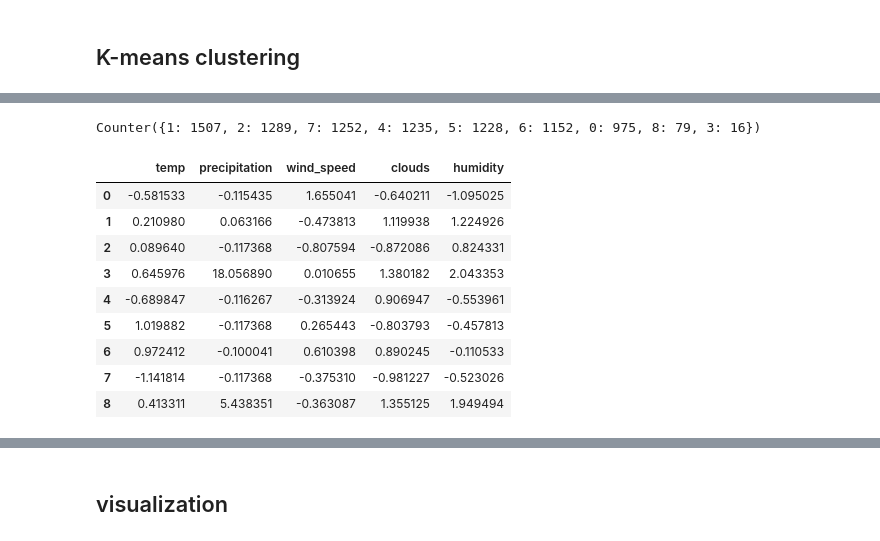
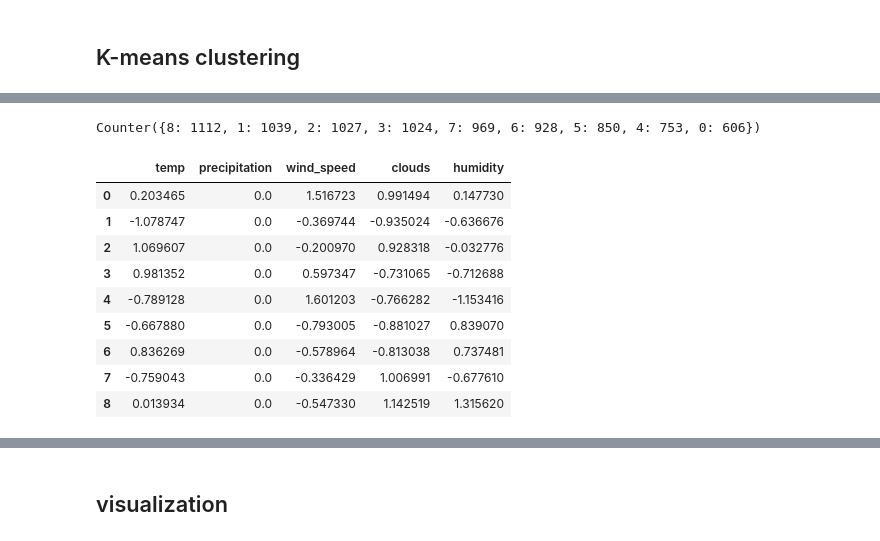
Before and after one commit to chankoo/lookmorning, a Jupyter notebook: api/seoul_weather.ipynb, the cells around one changed output, grey strips where cells are left out. Drawn from its saved outputs; the diff is of its cells as text; code cells hidden in the pictures.

```diff
--- a/api/seoul_weather.ipynb
+++ b/api/seoul_weather.ipynb
@@ -96,0 +118,3 @@ data = raw[['temp','precipitation','wind_speed','clouds','humidity']]
+# %%
+data0 = raw[raw.is_rain==0][col_selected].reset_index(drop=True)
+data1 = raw[raw.is_rain==1][col_selected].reset_index(drop=True)
@@ -97,5 +127,6 @@ data = raw[['temp','precipitation','wind_speed','clouds','humidity']]
 # %%
 scaler = StandardScaler()
-X = scaler.fit_transform(data)
+X0 = scaler.fit_transform(data0)
+X1 = scaler.fit_transform(data1)
 # %%
 # WSS plot
@@ -119,9 +147,9 @@ Text(0,0.5,'Distortion')
 # %%
-#silhouette_score도 찍어본다
-for k in range(2,10):
-    km = KMeans(n_clusters = k,
-               init='k-means++',
-               n_init = 100,
-               max_iter = 300,
-               random_state=0).fit(X)
-    print("score for %d clusters:%.3f" % (k, silhouette_score(X, km.labels_)))
+# #silhouette_score도 찍어본다
+# for k in range(2,10):
+#     km = KMeans(n_clusters = k,
+#                init='k-means++',
+#                n_init = 100,
+#                max_iter = 300,
+#                random_state=0).fit(X)
+#     print("score for %d clusters:%.3f" % (k, silhouette_score(X, km.labels_)))
@@ -137,5 +156,8 @@ score for 9 clusters:0.245
 # %%
-def clustering(k, X):
+def clustering(k, data, col_selected,show_data=False):
+    scaler = StandardScaler()
+    X = scaler.fit_transform(data)
+
     km = KMeans(n_clusters=k
                 ,init='k-means++'
                ,n_init = 100
@@ -144,4 +166,8 @@ def clustering(k, X):
                ).fit(X)
     y = km.predict(X)
     km_center = km.cluster_centers_
-    return pd.DataFrame(data=km_center,columns=data.columns), y, Counter(y)
+
+    if show_data:
+        return pd.concat([data.assign(cluster=y), raw.datetime.reset_index(drop=True)], axis=1)
+
+    return pd.DataFrame(data=km_center,columns=col_selected), y, Counter(y)
@@ -148,17 +202,17 @@ def clustering(k, X):
 # %%
-centroid, cluster, cluster_count = clustering(9, X)
+centroid, cluster, cluster_count = clustering(9, X0, col_selected)
 print(cluster_count)
 centroid
 # %% [output]
-Counter({1: 1507, 2: 1289, 7: 1252, 4: 1235, 5: 1228, 6: 1152, 0: 975, 8: 79, 3: 16})
+Counter({8: 1112, 1: 1039, 2: 1027, 3: 1024, 7: 969, 6: 928, 5: 850, 4: 753, 0: 606})
 |  | temp | precipitation | wind_speed | clouds | humidity |
-| 0 | -0.581533 | -0.115435 | 1.655041 | -0.640211 | -1.095025 |
-| 1 | 0.210980 | 0.063166 | -0.473813 | 1.119938 | 1.224926 |
-| 2 | 0.089640 | -0.117368 | -0.807594 | -0.872086 | 0.824331 |
-| 3 | 0.645976 | 18.056890 | 0.010655 | 1.380182 | 2.043353 |
-| 4 | -0.689847 | -0.116267 | -0.313924 | 0.906947 | -0.553961 |
-| 5 | 1.019882 | -0.117368 | 0.265443 | -0.803793 | -0.457813 |
-| 6 | 0.972412 | -0.100041 | 0.610398 | 0.890245 | -0.110533 |
-| 7 | -1.141814 | -0.117368 | -0.375310 | -0.981227 | -0.523026 |
-| 8 | 0.413311 | 5.438351 | -0.363087 | 1.355125 | 1.949494 |
+| 0 | 0.203465 | 0.0 | 1.516723 | 0.991494 | 0.147730 |
+| 1 | -1.078747 | 0.0 | -0.369744 | -0.935024 | -0.636676 |
+| 2 | 1.069607 | 0.0 | -0.200970 | 0.928318 | -0.032776 |
+| 3 | 0.981352 | 0.0 | 0.597347 | -0.731065 | -0.712688 |
+| 4 | -0.789128 | 0.0 | 1.601203 | -0.766282 | -1.153416 |
+| 5 | -0.667880 | 0.0 | -0.793005 | -0.881027 | 0.839070 |
+| 6 | 0.836269 | 0.0 | -0.578964 | -0.813038 | 0.737481 |
+| 7 | -0.759043 | 0.0 | -0.336429 | 1.006991 | -0.677610 |
+| 8 | 0.013934 | 0.0 | -0.547330 | 1.142519 | 1.315620 |
 # %%
```
Also changed, not shown: parts of 42 cells of this notebook, 6 other files.
